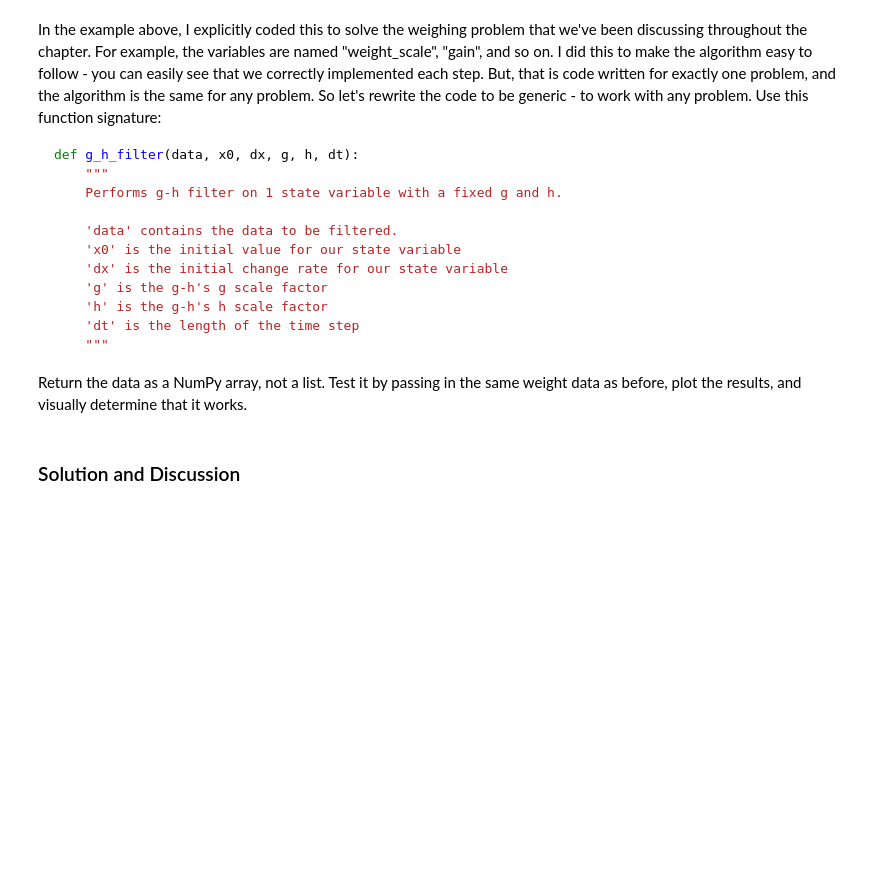
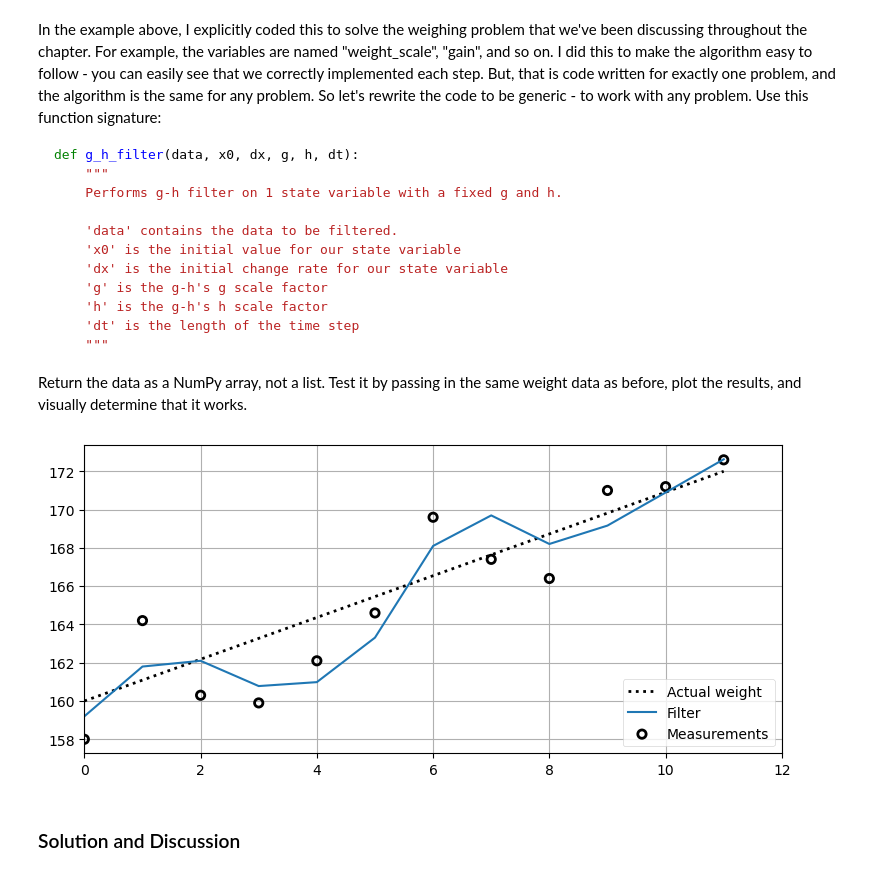
Before and after one commit to moris512/Kalman-and-Bayesian-Filters-in-Python, a Jupyter notebook: 01-g-h-filter.ipynb, the cells around one changed output. Saved outputs shown, nothing was run; the diff lists cells and outputs as text; code cells hidden in the pictures; blank space fills up the shorter version.

```diff
--- a/01-g-h-filter.ipynb
+++ b/01-g-h-filter.ipynb
@@ -434,31 +430,31 @@ Return the data as a NumPy array, not a list. Test it by passing in the same wei
 # %%
 from kf_book.gh_internal import plot_g_h_results
 #g biases our belief in our measurement.
 #h biases our belief in our prediction.
 def g_h_filter(data, x0, dx, g, h, dt):
     x_est = x0
-    estimates = [x_est]
-    predictions = []
+    estimates = []
 
     for z in data:
         #Prediction step
         x_pred = x_est + dx*dt
-        g = g
-        predictions.append(x_pred)
+        #predictions.append(x_pred) Not saving the predictions
 
         #Update step
         residual = z - x_pred
         x_est = x_pred + g*(residual)
         estimates.append(x_est)
 
         dx = dx + h*(residual/dt)
 
-    pass estimates, predictions
+    return np.array(estimates)
 
 # uncomment to run the filter and plot the results
-#book_plots.plot_track([0, 11], [160, 172], label='Actual weight')
-#data = g_h_filter(data=weights, x0=160., dx=1., g=6./10, h=2./3, dt=1.)
-#plot_g_h_results(weights, data)
+book_plots.plot_track([0, 11], [160, 172], label='Actual weight')
+data = g_h_filter(data=weights, x0=160., dx=1., g=6./10, h=2./3, dt=1.)
+plot_g_h_results(weights, data)
+# %% [output]
+[figure, added]
 # %% [markdown]
 ### Solution and Discussion
 # %%
```
Also changed, not shown: parts of 34 cells of this notebook, 6 other files.
